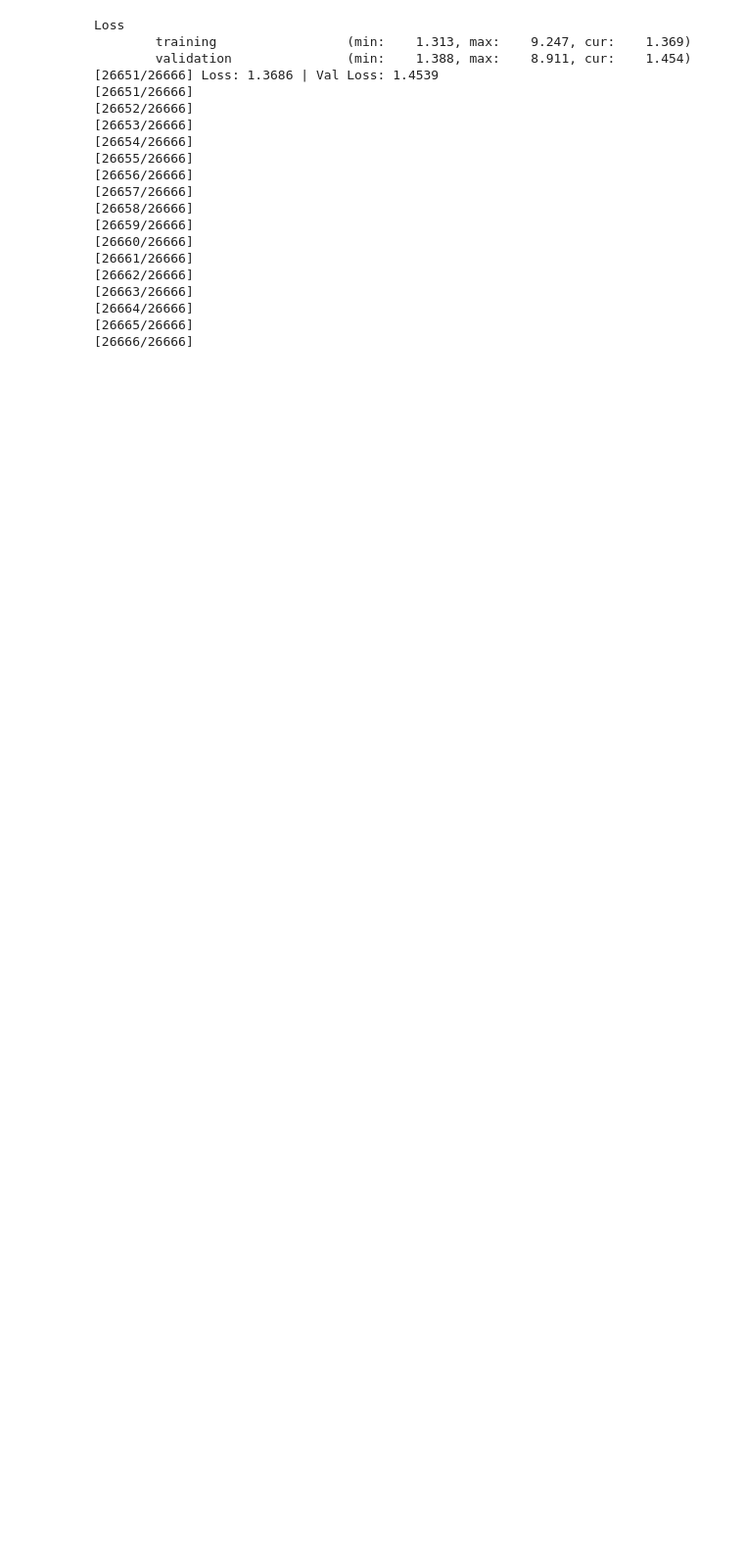
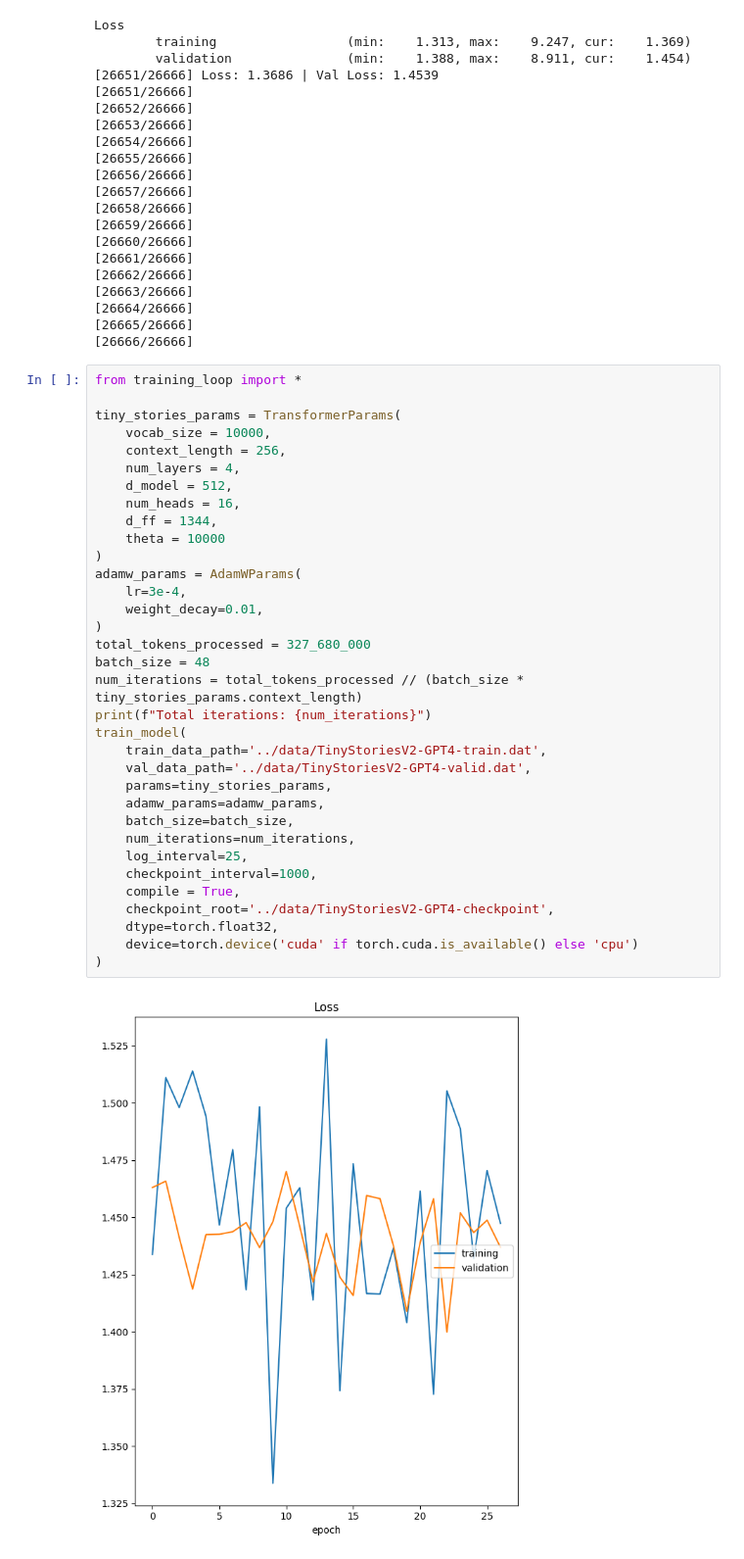
Before and after one commit to c52e/assignment1-basics, a Jupyter notebook: cs336_basics/training_loop.ipynb, the cells around one changed output. Shown at 98% size. Saved outputs shown, nothing was run; the diff lists cells and outputs as text; blank space fills up the shorter version.

Commit message:
Training from checkpoint

```diff
--- a/cs336_basics/training_loop.ipynb
+++ b/cs336_basics/training_loop.ipynb
@@ -54,3 +54,39 @@ Loss
 [26664/26666]
 [26665/26666]
 [26666/26666]
+# %%
+from training_loop import *
+
+tiny_stories_params = TransformerParams(
+    vocab_size = 10000,
+    context_length = 256,
+    num_layers = 4,
+    d_model = 512,
+    num_heads = 16,
+    d_ff = 1344,
+    theta = 10000
+)
+adamw_params = AdamWParams(
+    lr=3e-4,
+    weight_decay=0.01,
+)
+total_tokens_processed = 327_680_000
+batch_size = 48
+num_iterations = total_tokens_processed // (batch_size * tiny_stories_params.context_length)
+print(f"Total iterations: {num_iterations}")
+train_model(
+    train_data_path='../data/TinyStoriesV2-GPT4-train.dat',
+    val_data_path='../data/TinyStoriesV2-GPT4-valid.dat',
+    params=tiny_stories_params,
+    adamw_params=adamw_params,
+    batch_size=batch_size,
+    num_iterations=num_iterations,
+    log_interval=25,
+    checkpoint_interval=1000,
+    compile = True,
+    checkpoint_root='../data/TinyStoriesV2-GPT4-checkpoint',
+    dtype=torch.float32,
+    device=torch.device('cuda' if torch.cuda.is_available() else 'cpu')
+)
+# %% [output]
+[figure, added]
```
Also changed, not shown: parts of 1 cell of this notebook, 1 other file.
